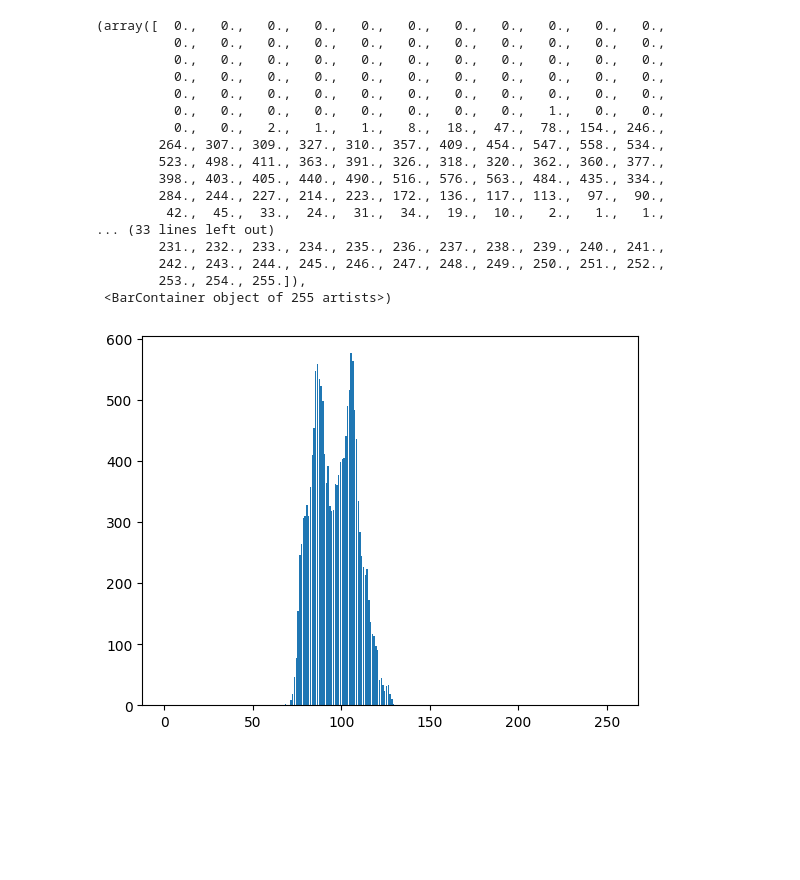
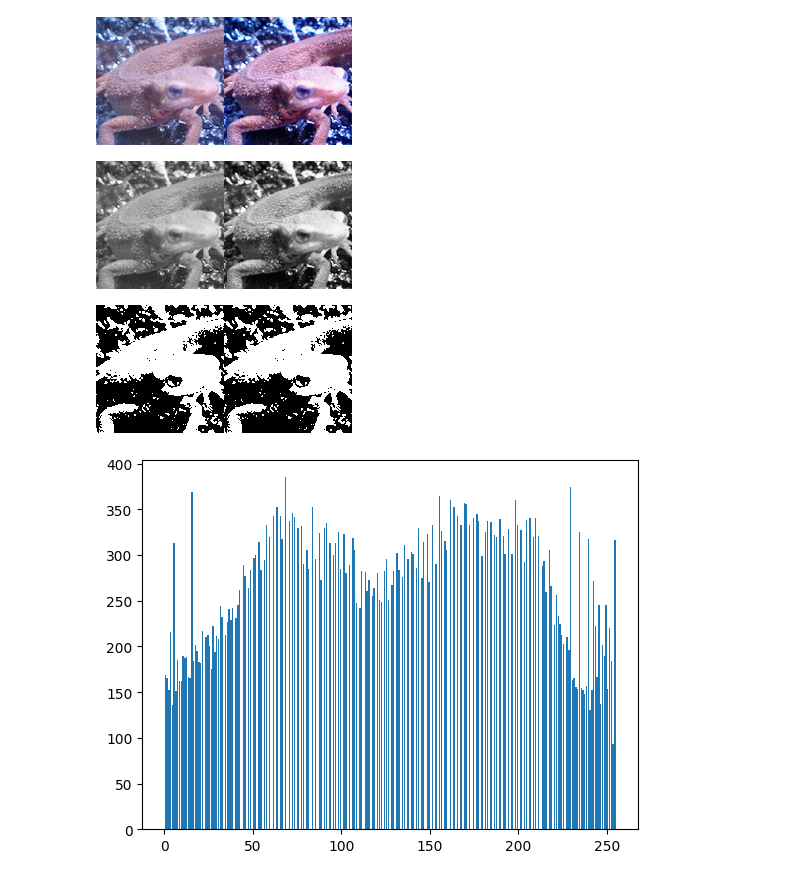
Before and after one commit to Daichi0517/gasyori, a Jupyter notebook: FILES/image020.ipynb, the cells around one changed output. Cells and saved outputs as stored; diff of their text form; code cells hidden in the pictures; blank space fills up the shorter version.

Commit message:
Colab を使用して作成されました

```diff
--- a/FILES/image020.ipynb
+++ b/FILES/image020.ipynb
@@ -1,32 +1,50 @@
 # %% [markdown]
 <a href="https://colab.research.google.com/github/Daichi0517/gasyori/blob/main/FILES/image020.ipynb" target="_parent"><img src="https://colab.research.google.com/assets/colab-badge.svg" alt="Open In Colab"/></a>
-# %%
-import cv2
-import matplotlib.pyplot as plt
-from google.colab.patches import cv2_imshow
-import numpy as np
-#画像の読み取り
-img_dark = cv2.imread('imori_dark.jpg')
-#グレイスケール
-gray_img = cv2.cvtColor(img_dark,cv2.COLOR_BGR2GRAY)
-# ヒストグラムを出力
-plt.hist(gray_img.ravel(),bins=255,rwidth=0.8,range=(0,255))
-# %% [output]
-(array([  0.,   0.,   0.,   0.,   0.,   0.,   0.,   0.,   0.,   0.,   0.,
-          0.,   0.,   0.,   0.,   0.,   0.,   0.,   0.,   0.,   0.,   0.,
-          0.,   0.,   0.,   0.,   0.,   0.,   0.,   0.,   0.,   0.,   0.,
-          0.,   0.,   0.,   0.,   0.,   0.,   0.,   0.,   0.,   0.,   0.,
-          0.,   0.,   0.,   0.,   0.,   0.,   0.,   0.,   0.,   0.,   0.,
-          0.,   0.,   0.,   0.,   0.,   0.,   0.,   0.,   1.,   0.,   0.,
-          0.,   0.,   2.,   1.,   1.,   8.,  18.,  47.,  78., 154., 246.,
-        264., 307., 309., 327., 310., 357., 409., 454., 547., 558., 534.,
-        523., 498., 411., 363., 391., 326., 318., 320., 362., 360., 377.,
-        398., 403., 405., 440., 490., 516., 576., 563., 484., 435., 334.,
-        284., 244., 227., 214., 223., 172., 136., 117., 113.,  97.,  90.,
-         42.,  45.,  33.,  24.,  31.,  34.,  19.,  10.,   2.,   1.,   1.,
-... (33 lines left out)
-        231., 232., 233., 234., 235., 236., 237., 238., 239., 240., 241.,
-        242., 243., 244., 245., 246., 247., 248., 249., 250., 251., 252.,
-        253., 254., 255.]),
- <BarContainer object of 255 artists>)
-[figure, removed]
+# %%
+import cv2
+import matplotlib.pyplot as plt
+from google.colab.patches import cv2_imshow
+import numpy as np
+#画像の読み取り
+img = cv2.imread('imori.jpg')
+img_gray = cv2.cvtColor(img,cv2.COLOR_BGR2GRAY)
+ret,img_otsu = cv2.threshold(img_gray,0,255,cv2.THRESH_OTSU)
+def hist_equal(img, z_max=255):
+   #画像の高さ、幅、色を取得
+   h,w,c = img.shape
+   s = h*w*c*1.
+   out=img.copy()
+
+   sum_h = 0
+
+   for i in range(256):
+    ind = np.where(img==i)
+    sum_h += len(img[ind])
+    z_prime = z_max / s * sum_h
+    out[ind] = z_prime
+
+   return out
+
+out = hist_equal(img)
+out_gray = cv2.cvtColor(out,cv2.COLOR_BGR2GRAY)
+"""title_list = ['original color','original gray','equal color','equal gray']
+img_list = [img,img_gray,out,out_gray]
+fig = plt.figure(figsize=(10,4))
+for i,(title,img) in enumerate(zip(title_list,img_list)):
+  ax = fig.add_subplot(2,2,i+1)
+  ax.title.set_text(title)
+plt.show()"""
+ret,out_otsu = cv2.threshold(out_gray,0,255,cv2.THRESH_OTSU)
+color = cv2.hconcat([img,out])
+gray = cv2.hconcat([img_gray,out_gray])
+otsu = cv2.hconcat([img_otsu,out_otsu])
+cv2_imshow(color)
+cv2_imshow(gray)
+cv2_imshow(otsu)
+# ヒストグラムを出力
+plt.hist(out.ravel(),bins=255,rwidth=0.8,range=(0,255));  # ; をつけることで返り値の表示をなくすことができる
+# %% [output]
+[figure, added]
+[figure, added]
+[figure, added]
+[figure, added]
```
